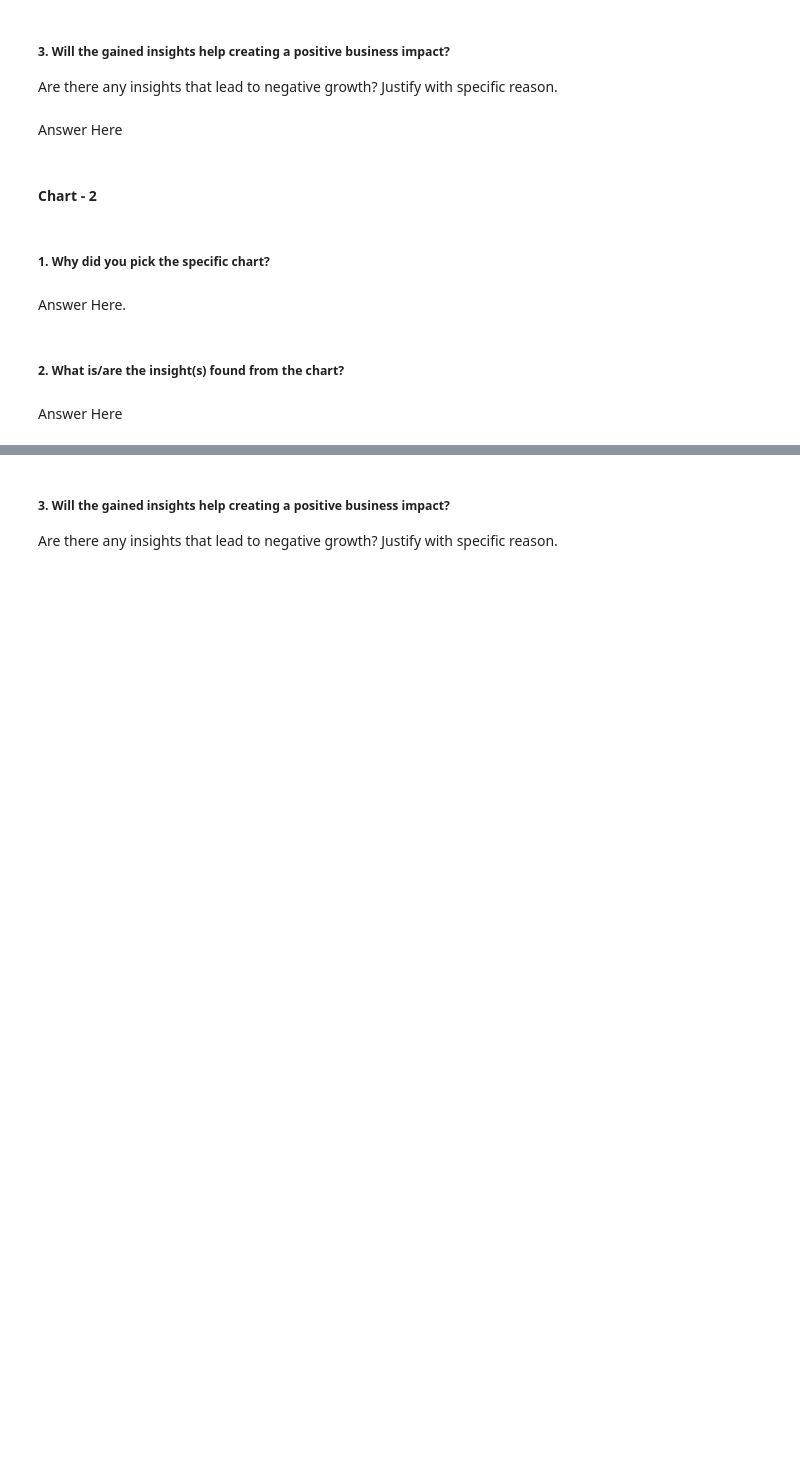
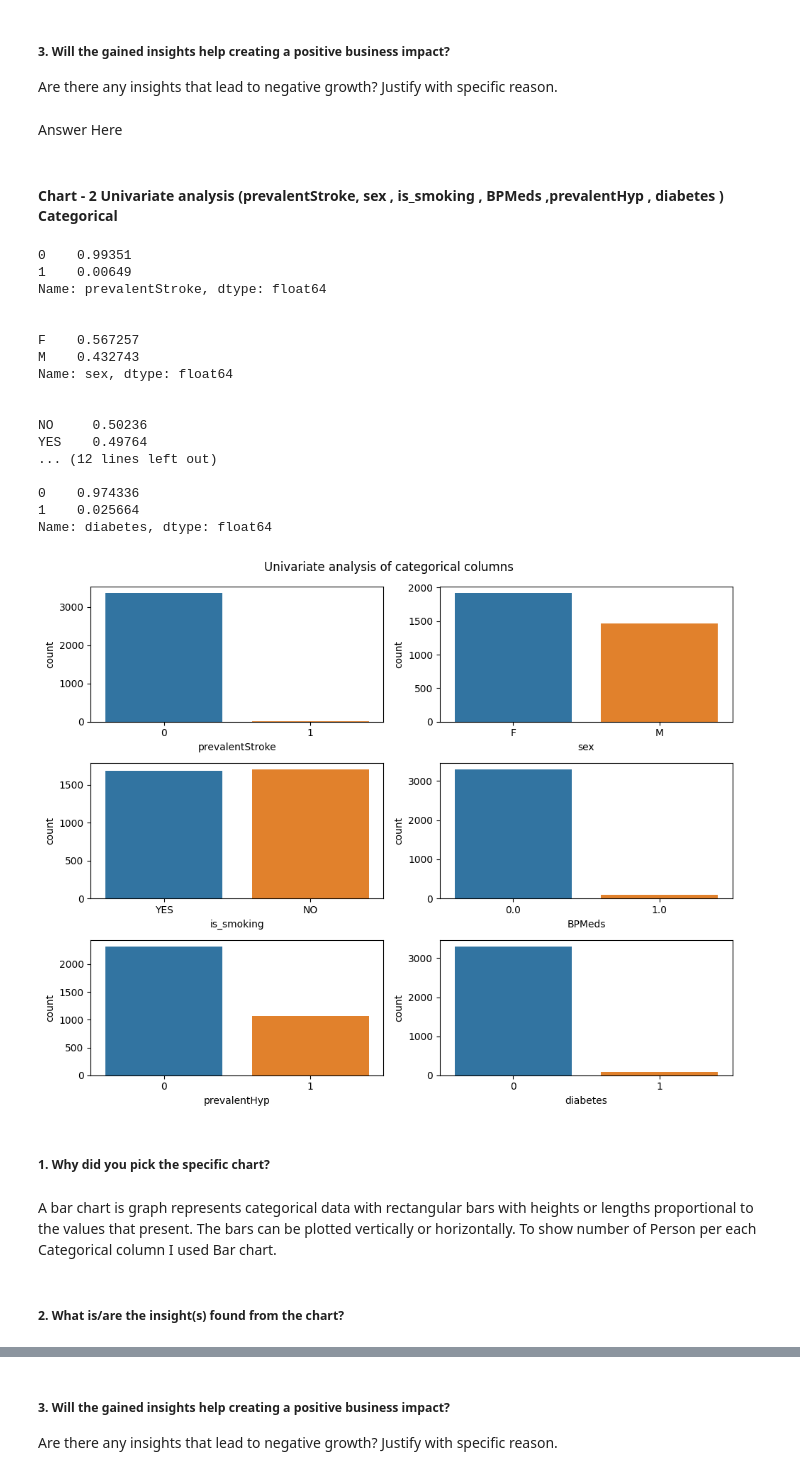
Before and after one commit to priyarane879/Cardiovascular_Risk_Prediction, a Jupyter notebook: Priya_Naik_Cardiovascular_Risk_Prediction.ipynb, the cells around one changed output, grey strips where cells are left out. Drawn from its saved outputs; the diff is of its cells as text; code cells hidden in the pictures; blank space fills up the shorter version.

```diff
--- a/Priya_Naik_Cardiovascular_Risk_Prediction.ipynb
+++ b/Priya_Naik_Cardiovascular_Risk_Prediction.ipynb
@@ -198,5 +514,3 @@ Answer Here
 Are there any insights that lead to negative growth? Justify with specific reason.
 # %% [markdown]
 Answer Here
-# %% [markdown]
-#### Chart - 2
@@ -205,8 +517,41 @@ Answer Here
+# %% [markdown]
+#### Chart - 2 Univariate analysis (prevalentStroke, sex , is_smoking , BPMeds ,prevalentHyp , diabetes ) Categorical
+# %%
+# Chart - 2 visualization code
+# visualisation code for univariate analysis of categorical column
+list_categorical_column=['prevalentStroke', 'sex' , 'is_smoking' , 'BPMeds' ,'prevalentHyp' , 'diabetes' ]
+
+plt.figure(figsize = (10,8));
+plt.suptitle('Univariate analysis of categorical columns')
+for i,column in enumerate(list_categorical_column) :
+    print("")
+    print( dataset_cardio[column].value_counts(normalize=True))
+    print("")
+    plt.subplot(3,2,i+1)
+    sns.countplot(x = column, data=dataset_cardio)
+    plt.tight_layout()
+# %% [output]
+0    0.99351
+1    0.00649
+Name: prevalentStroke, dtype: float64
+
+
+F    0.567257
+M    0.432743
+Name: sex, dtype: float64
+
+
+NO     0.50236
+YES    0.49764
+... (12 lines left out)
+
+0    0.974336
+1    0.025664
+Name: diabetes, dtype: float64
+[figure, added]
 # %% [markdown]
 ##### 1. Why did you pick the specific chart?
-# %% [markdown]
-Answer Here.
+# %% [markdown]
+A bar chart is graph represents categorical data with rectangular bars with heights or lengths proportional to the values that present. The bars can be plotted vertically or horizontally. To show number of Person per each Categorical column I used Bar chart.
 # %% [markdown]
 ##### 2. What is/are the insight(s) found from the chart?
-# %% [markdown]
-Answer Here
```
Also changed, not shown: parts of 120 cells of this notebook.
